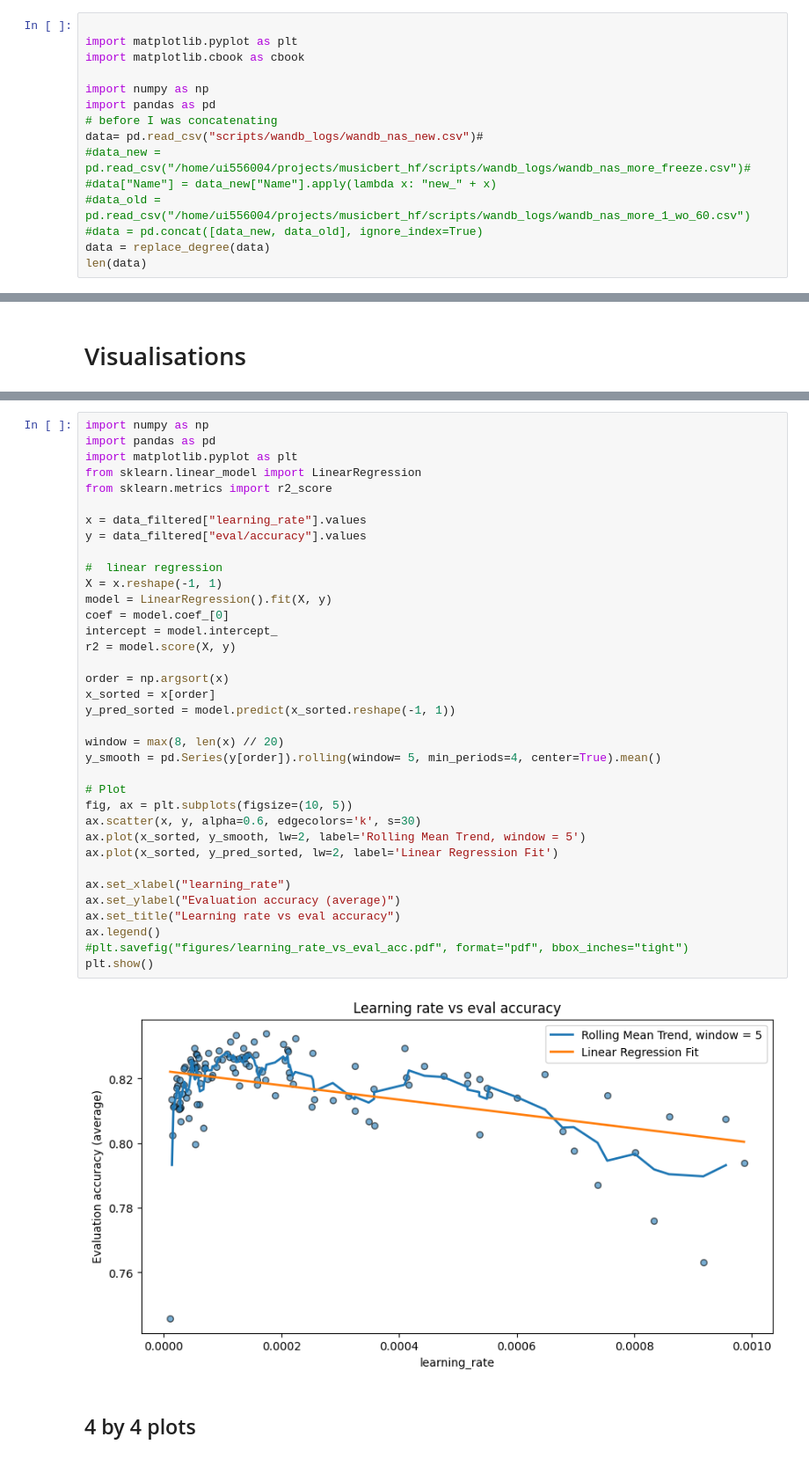
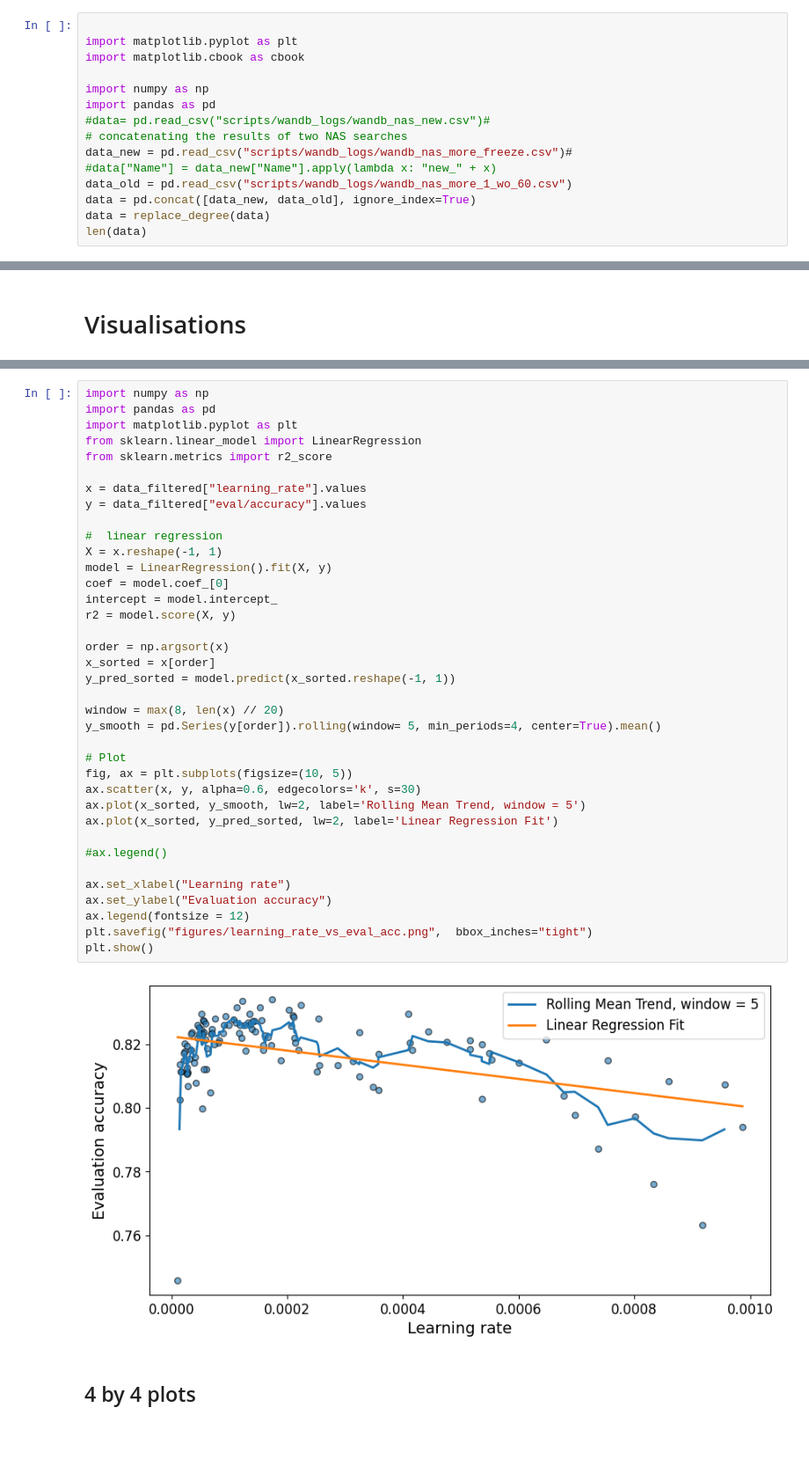
Before and after one commit to PulyaPolya/musicbert_hf, a Jupyter notebook: visualisations.ipynb, the cells around one changed output, grey strips where cells are left out. Shown at 88% size. Saved outputs shown, nothing was run; the diff lists cells and outputs as text; blank space fills up the shorter version.

```diff
--- a/visualisations.ipynb
+++ b/visualisations.ipynb
@@ -22,12 +22,12 @@ import matplotlib.cbook as cbook
 
 import numpy as np
 import pandas as pd
-# before I was concatenating
-data= pd.read_csv("scripts/wandb_logs/wandb_nas_new.csv")#
-#data_new = pd.read_csv("/home/ui556004/projects/musicbert_hf/scripts/wandb_logs/wandb_nas_more_freeze.csv")#
+#data= pd.read_csv("scripts/wandb_logs/wandb_nas_new.csv")#
+# concatenating the results of two NAS searches
+data_new = pd.read_csv("scripts/wandb_logs/wandb_nas_more_freeze.csv")#
 #data["Name"] = data_new["Name"].apply(lambda x: "new_" + x)
-#data_old = pd.read_csv("/home/ui556004/projects/musicbert_hf/scripts/wandb_logs/wandb_nas_more_1_wo_60.csv")
-#data = pd.concat([data_new, data_old], ignore_index=True)
+data_old = pd.read_csv("scripts/wandb_logs/wandb_nas_more_1_wo_60.csv")
+data = pd.concat([data_new, data_old], ignore_index=True)
 data = replace_degree(data)
 len(data)
 # %% [output]
@@ -388,39 +373,40 @@ import numpy as np
 import pandas as pd
 import matplotlib.pyplot as plt
 from sklearn.linear_model import LinearRegression
 from sklearn.metrics import r2_score
 
 x = data_filtered["learning_rate"].values
 y = data_filtered["eval/accuracy"].values
 
 #  linear regression
 X = x.reshape(-1, 1)
 model = LinearRegression().fit(X, y)
 coef = model.coef_[0]
 intercept = model.intercept_
 r2 = model.score(X, y)
 
 order = np.argsort(x)
 x_sorted = x[order]
 y_pred_sorted = model.predict(x_sorted.reshape(-1, 1))
 
 window = max(8, len(x) // 20)
 y_smooth = pd.Series(y[order]).rolling(window= 5, min_periods=4, center=True).mean()
 
 # Plot
 fig, ax = plt.subplots(figsize=(10, 5))
 ax.scatter(x, y, alpha=0.6, edgecolors='k', s=30)
 ax.plot(x_sorted, y_smooth, lw=2, label='Rolling Mean Trend, window = 5')
 ax.plot(x_sorted, y_pred_sorted, lw=2, label='Linear Regression Fit')
 
-ax.set_xlabel("learning_rate")
-ax.set_ylabel("Evaluation accuracy (average)")
-ax.set_title("Learning rate vs eval accuracy")
-ax.legend()
-#plt.savefig("figures/learning_rate_vs_eval_acc.pdf", format="pdf", bbox_inches="tight")
+#ax.legend()
+
+ax.set_xlabel("Learning rate")
+ax.set_ylabel("Evaluation accuracy")
+ax.legend(fontsize = 12)
+plt.savefig("figures/learning_rate_vs_eval_acc.png",  bbox_inches="tight")
 plt.show()
 # %% [output]
-[figure, old version]
+[figure, new version]
 # %% [markdown]
 ## 4 by 4 plots
 # %%
```
Also changed, not shown: parts of 15 cells of this notebook, 2 other files.
